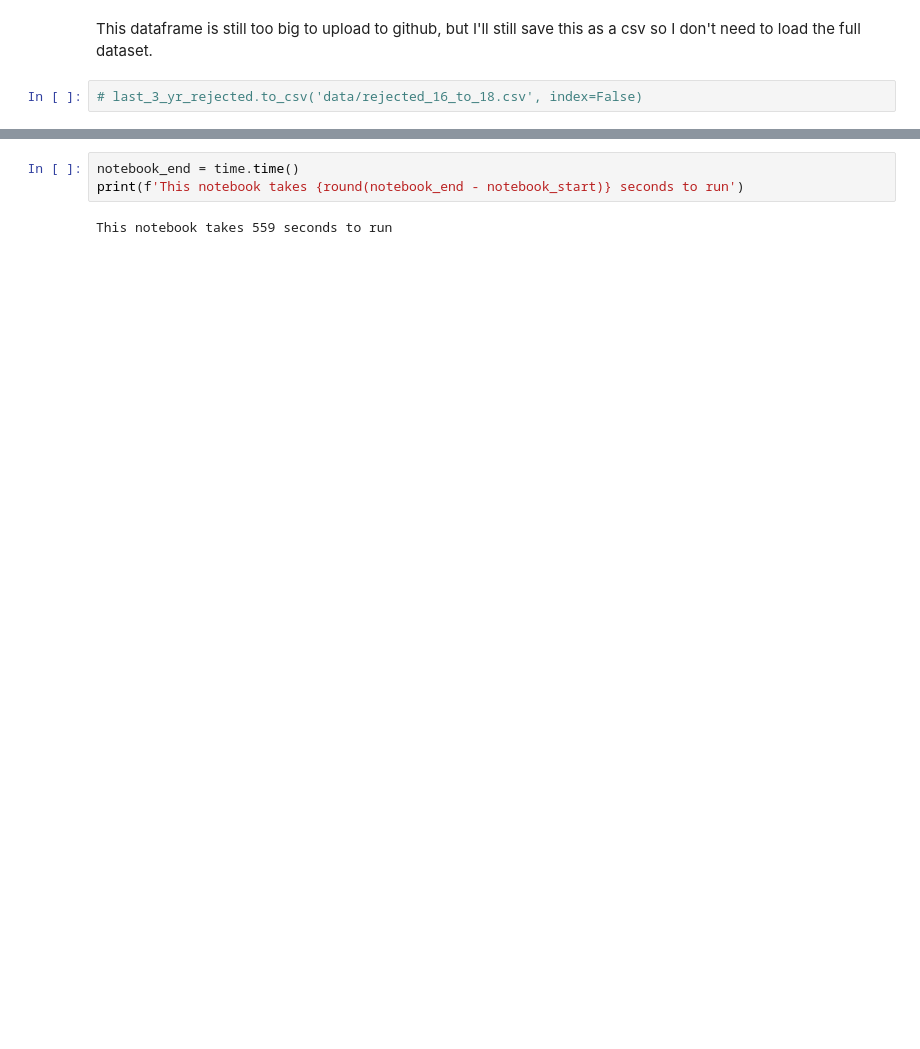
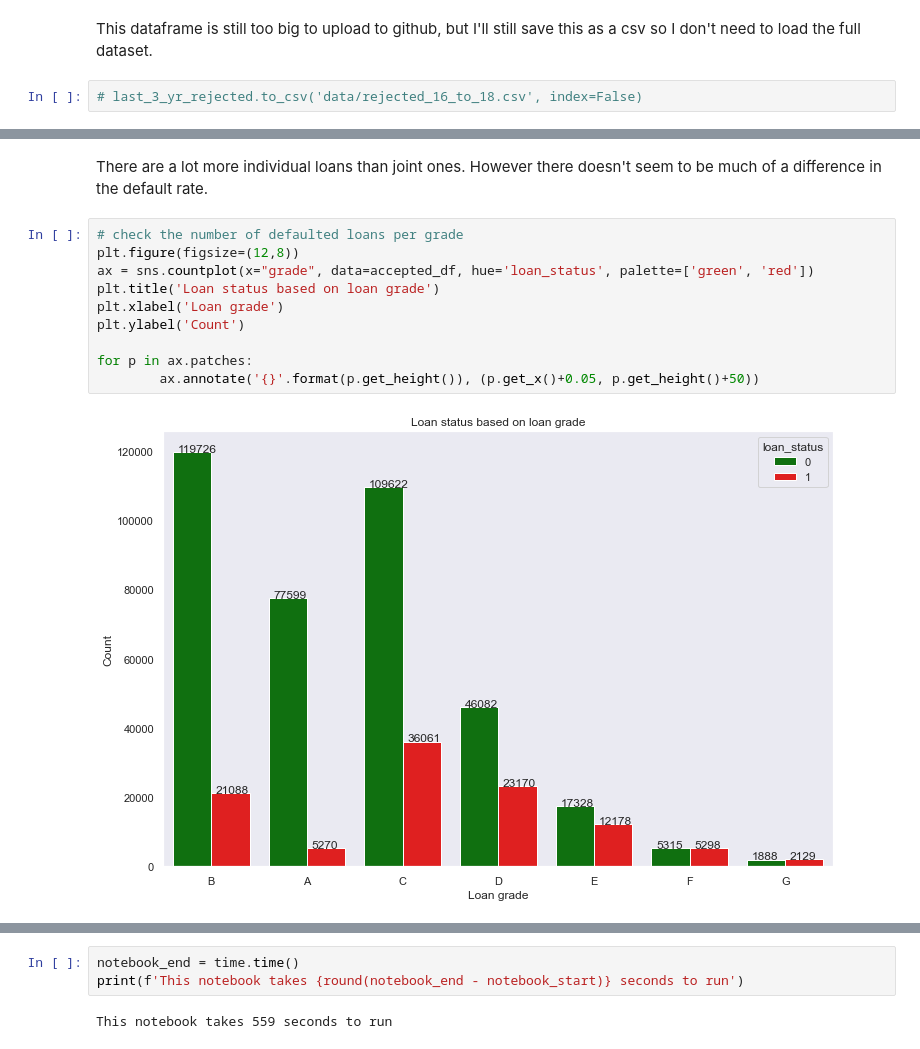
Before and after one commit to MNemanow/Loan_Default_classification, a Jupyter notebook: Cleaning_Eda.ipynb, the cells around one changed output, grey strips where cells are left out. Saved outputs shown, nothing was run; the diff lists cells and outputs as text; blank space fills up the shorter version.

```diff
--- a/Cleaning_Eda.ipynb
+++ b/Cleaning_Eda.ipynb
@@ -425,0 +201,14 @@ accepted_df
+# %% [markdown]
+There are a lot more individual loans than joint ones. However there doesn't seem to be much of a difference in the default rate.
+# %%
+# check the number of defaulted loans per grade
+plt.figure(figsize=(12,8))
+ax = sns.countplot(x="grade", data=accepted_df, hue='loan_status', palette=['green', 'red'])
+plt.title('Loan status based on loan grade')
+plt.xlabel('Loan grade')
+plt.ylabel('Count')
+
+for p in ax.patches:
+        ax.annotate('{}'.format(p.get_height()), (p.get_x()+0.05, p.get_height()+50))
+# %% [output]
+[figure, added]
```
Also changed, not shown: parts of 43 cells of this notebook.
